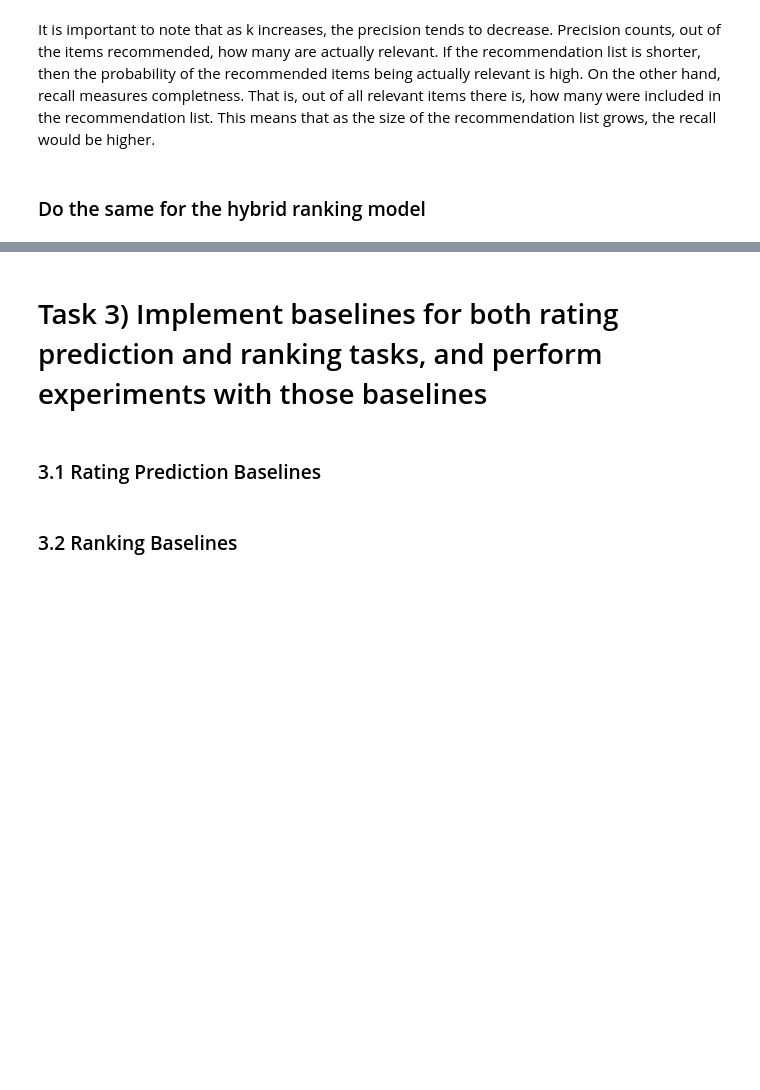
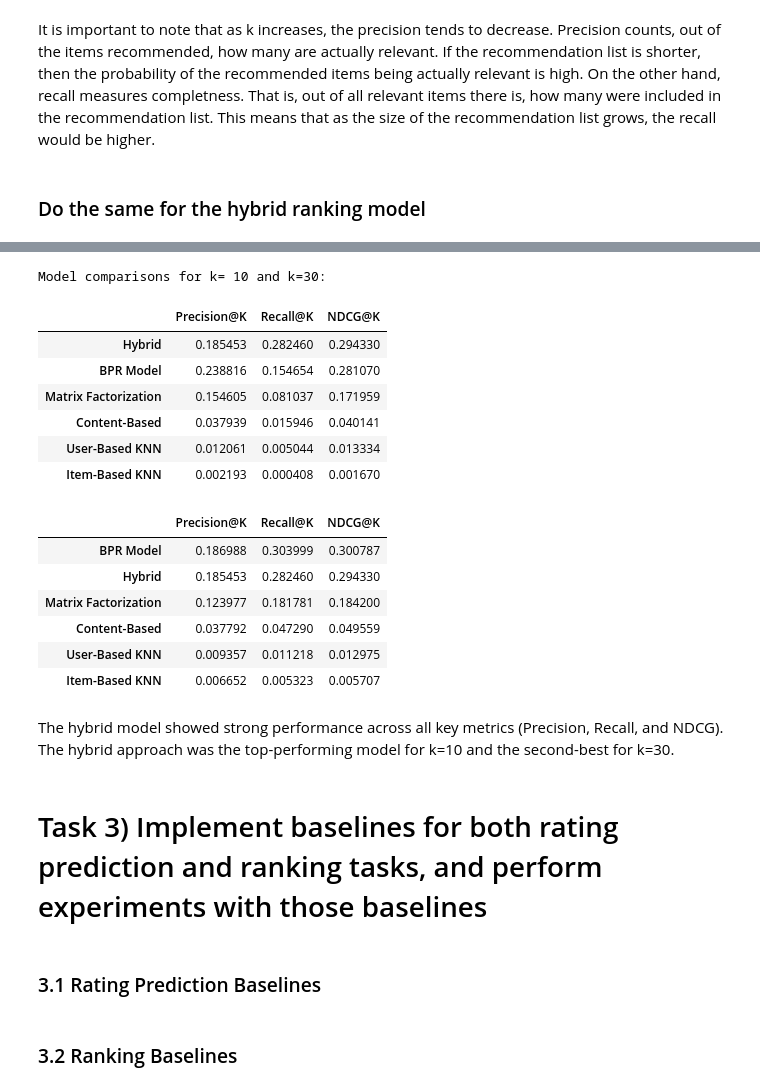
Before and after one commit to kantana8864/Recommender-Systems-Project, a Jupyter notebook: Project-RecSys.ipynb, the cells around one changed output, grey strips where cells are left out. Drawn from its saved outputs; the diff is of its cells as text; code cells hidden in the pictures; blank space fills up the shorter version.

```diff
--- a/Project-RecSys.ipynb
+++ b/Project-RecSys.ipynb
@@ -3033,14 +3028,6 @@ def evaluate_all_models_ranking(
         recs_bpr_ids = [item_id for item_id, score in recs_bpr]
         all_recommendations["BPR Model"].append(recs_bpr_ids)
 
-    print(f"\n--- Evaluation Sanity Check ---")
-    print(f"Total test users: {len(test_users)}")
-    print(f"Users evaluated (with gt >= 4.0): {len(all_ground_truths)}")
-    avg_gt_size = np.mean([len(g) for g in all_ground_truths])
-    print(f"Average ground truth (gt) list size: {avg_gt_size:.2f}")
-    print("\nCalculating final metrics...")
-
-
 
     final_results = {}
     for model_name, rec_lists in all_recommendations.items():
@@ -3231,11 +3208,11 @@ def evaluate_hybrid_model_ranking(
 
     return hybrid_metrics
 # %%
-k_values_to_test = [5, 20, 50]
+k_values_to_test = [10,30]
 
 hybrid_results_by_k = {}
 
-print(device)
+print(f"device {device}")
 
 for k in k_values_to_test:
     new_filename = f"hybrid_model_results_ranking_k{k}.pkl"
@@ -3260,13 +3237,11 @@ for k in k_values_to_test:
             k=k,
             device=device,
         )
+        hybrid_model_results = pd.Series(hybrid_model_results)
         hybrid_model_results.to_pickle(path_hybrid_model_results)
         print(f"✅ Evaluation complete and results saved to: {path_hybrid_model_results}")
-    print(f"\n--- Final Model Comparison (k = {k}) ---")
+    print(f"Final results for k={k}:")
     display(hybrid_model_results)
 
     hybrid_results_by_k[k] = hybrid_model_results
-
-print("=" * 70)
-print("🎉 All evaluations for all k-values are complete! 🎉")
 # %% [output]
@@ -3274,3 +3263,37 @@ Evaluating hybrid models for k=5... ⏳ This may take a while.
+# %%
+import pandas as pd
+
+k_to_compare = [10, 30]
+
+print("Model comparisons for k= 10 and k=30:")
+
+for k in k_to_compare:
+    if k not in all_results_by_k or k not in hybrid_results_by_k:
+        continue
+
+    df_all_models = all_results_by_k[k]
+    s_hybrid_model = hybrid_results_by_k[k]
+    s_hybrid_model.name = "Hybrid"
+    combined_df = pd.concat([df_all_models, s_hybrid_model.to_frame().T])
+    display(combined_df.sort_values(by="NDCG@K", ascending=False))
+# %% [output]
+Model comparisons for k= 10 and k=30:
+|  | Precision@K | Recall@K | NDCG@K |
+| Hybrid | 0.185453 | 0.282460 | 0.294330 |
+| BPR Model | 0.238816 | 0.154654 | 0.281070 |
+| Matrix Factorization | 0.154605 | 0.081037 | 0.171959 |
+| Content-Based | 0.037939 | 0.015946 | 0.040141 |
+| User-Based KNN | 0.012061 | 0.005044 | 0.013334 |
+| Item-Based KNN | 0.002193 | 0.000408 | 0.001670 |
+|  | Precision@K | Recall@K | NDCG@K |
+| BPR Model | 0.186988 | 0.303999 | 0.300787 |
+| Hybrid | 0.185453 | 0.282460 | 0.294330 |
+| Matrix Factorization | 0.123977 | 0.181781 | 0.184200 |
+| Content-Based | 0.037792 | 0.047290 | 0.049559 |
+| User-Based KNN | 0.009357 | 0.011218 | 0.012975 |
+| Item-Based KNN | 0.006652 | 0.005323 | 0.005707 |
+# %% [markdown]
+The hybrid model showed strong performance across all key metrics (Precision, Recall, and NDCG). The hybrid approach was the top-performing model for k=10 and the second-best for k=30.
 # %% [markdown]
 # Task 3) Implement baselines for both rating prediction and ranking tasks, and perform experiments with those baselines
 # %% [markdown]
```
Also changed, not shown: parts of 7 cells of this notebook.
